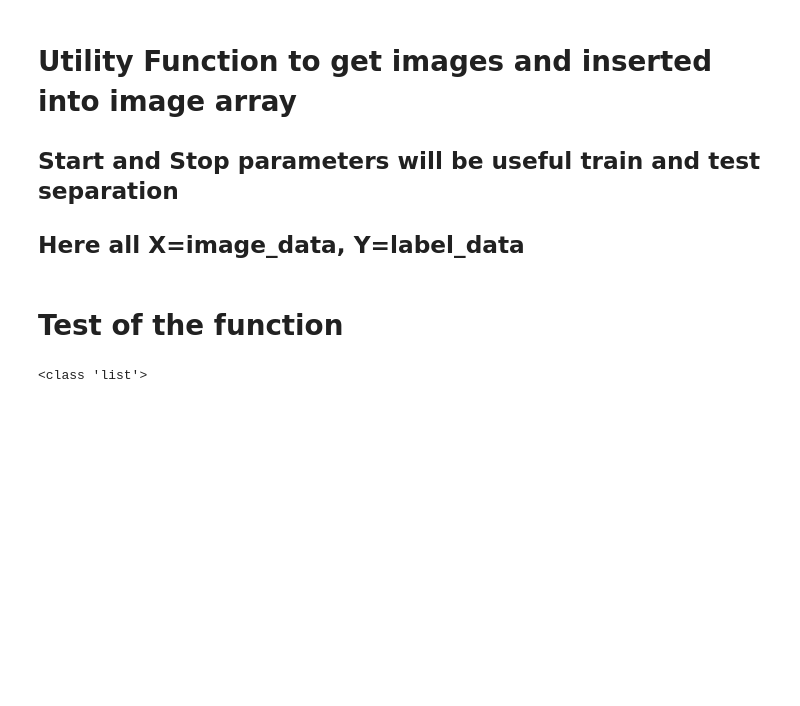
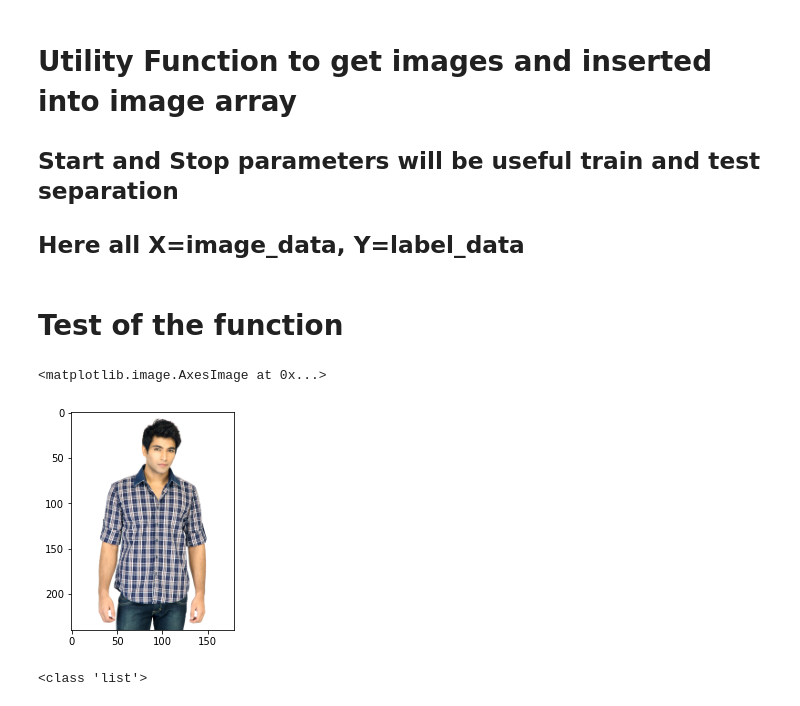
Before and after one commit to hdvvip/MAS651, a Jupyter notebook: visual-product-recommendation-system-final-project.ipynb, the cells around one changed output. Cells and saved outputs as stored; diff of their text form; code cells hidden in the pictures; blank space fills up the shorter version.

```diff
--- a/visual-product-recommendation-system-final-project.ipynb
+++ b/visual-product-recommendation-system-final-project.ipynb
@@ -231,0 +240,3 @@ X,Y=getData(start,stop)
+# %%
+def img_path(img):
+    return DATASET_PATH+"/images/"+img
@@ -232,3 +249,9 @@ X,Y=getData(start,stop)
+# %%
+img_array = load_image(df.loc[0]['image'])
+plt.imshow(cv2.cvtColor(img_array, cv2.COLOR_BGR2RGB))
+# %% [output]
+<matplotlib.image.AxesImage at 0x...>
+[figure, added]
 # %%
 print(type(X))
 # print(X[0])
```
Also changed, not shown: parts of 51 cells of this notebook.
